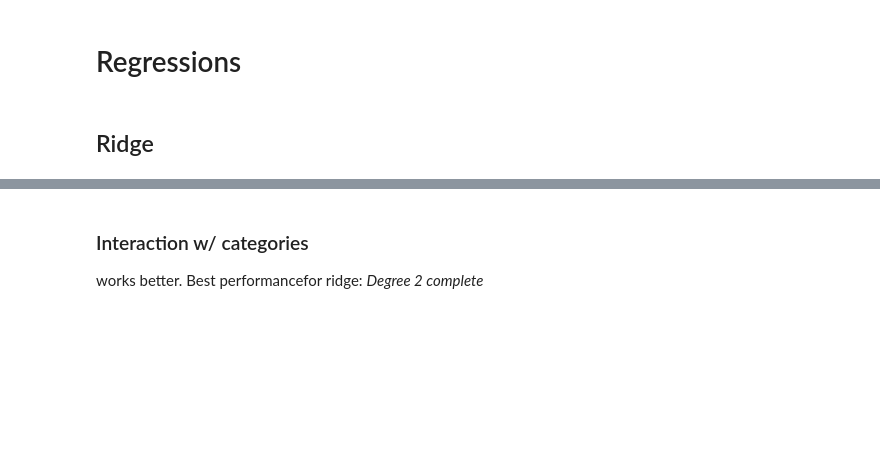
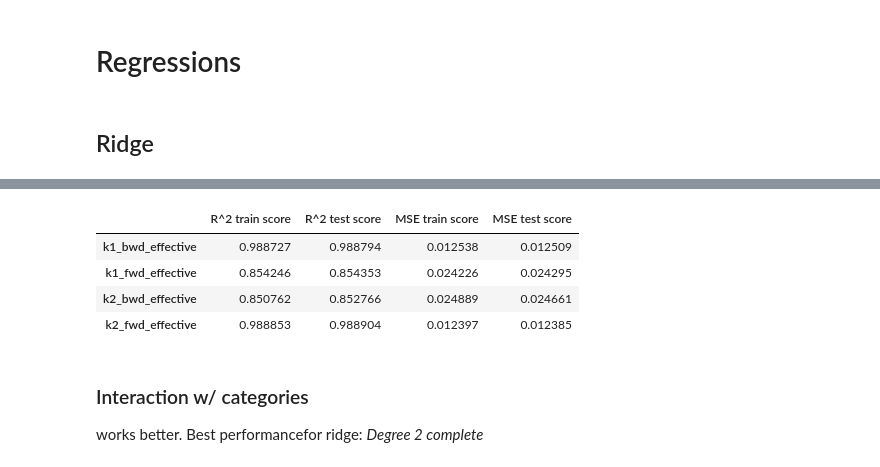
Before and after one commit to WilliamCappelletti/ML_CS433_project2, a Jupyter notebook: src/William_Notebook.ipynb, the cells around one changed output, grey strips where cells are left out. Saved outputs shown, nothing was run; the diff lists cells and outputs as text; code cells hidden in the pictures; blank space fills up the shorter version.

```diff
--- a/src/William_Notebook.ipynb
+++ b/src/William_Notebook.ipynb
@@ -79,3 +97,11 @@ print(X.shape)
+# %%
+ridge_reg_split.scores
+# %% [output]
+|  | R^2 train score | R^2 test score | MSE train score | MSE test score |
+| k1_bwd_effective | 0.988727 | 0.988794 | 0.012538 | 0.012509 |
+| k1_fwd_effective | 0.854246 | 0.854353 | 0.024226 | 0.024295 |
+| k2_bwd_effective | 0.850762 | 0.852766 | 0.024889 | 0.024661 |
+| k2_fwd_effective | 0.988853 | 0.988904 | 0.012397 | 0.012385 |
 # %% [markdown]
 ### Interaction w/ categories
 works better. Best performancefor ridge: _Degree 2 complete_
```
Also changed, not shown: parts of 29 cells of this notebook, 5 other files.
